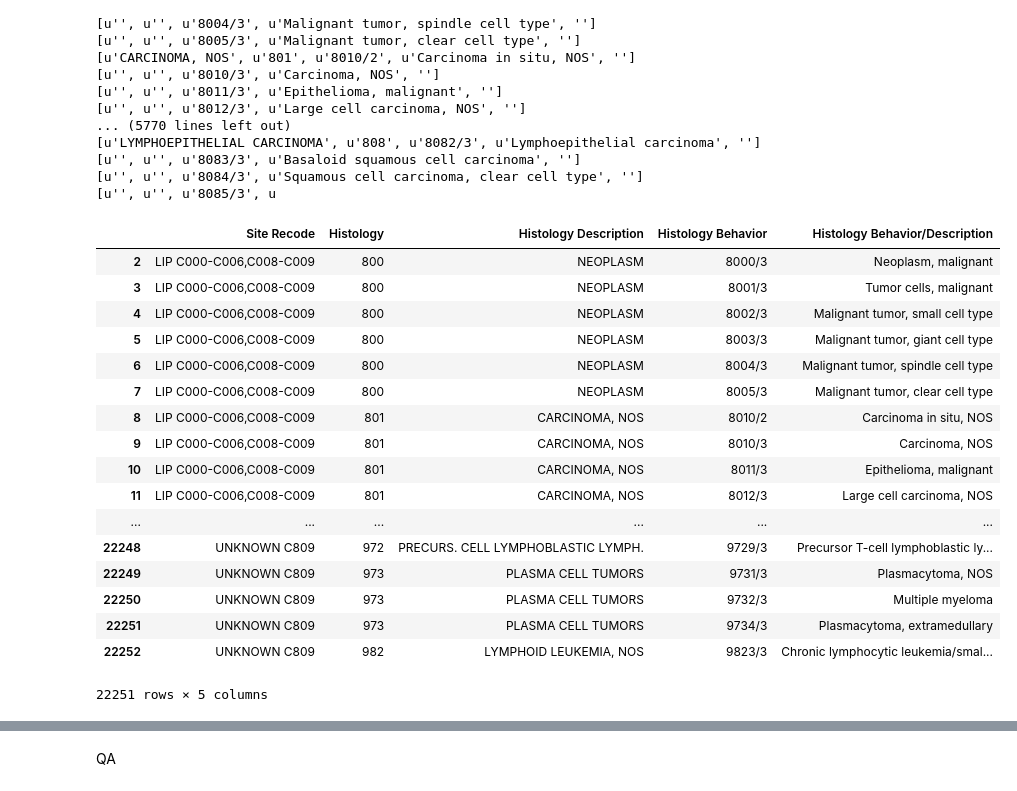
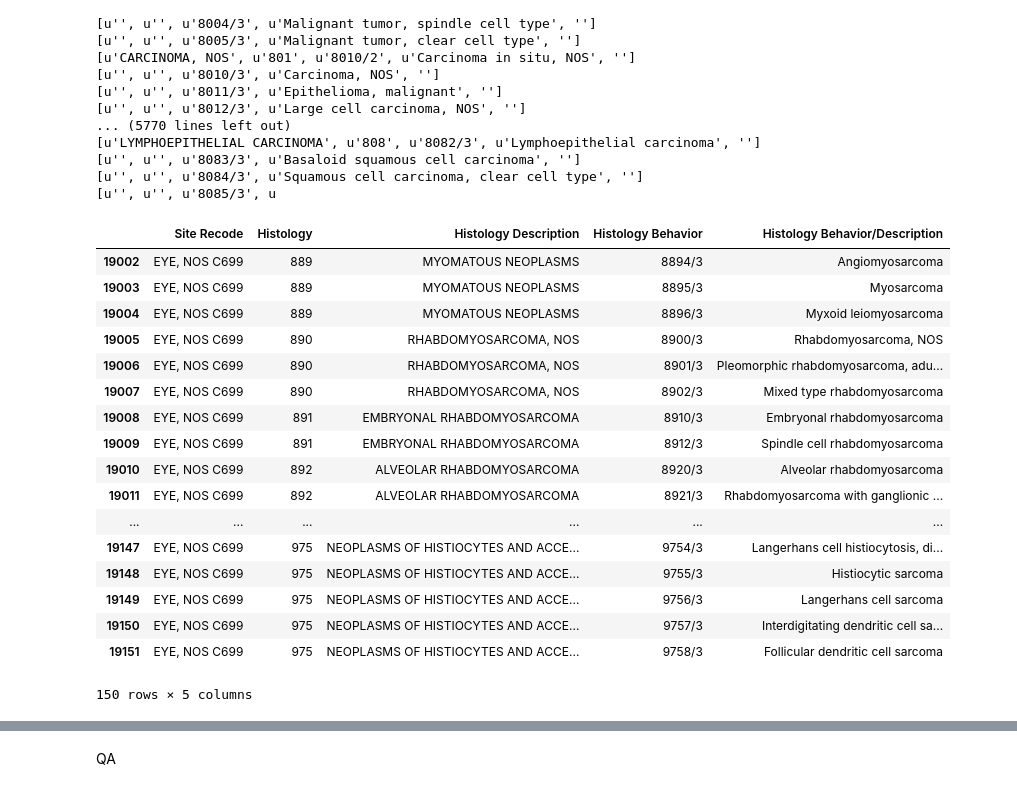
Before and after one commit to AndrewVG23/informatics_test, a Jupyter notebook: pdf_reader/src/pdf_reader_tabula.ipynb, the cells around one changed output, grey strips where cells are left out. Saved outputs shown, nothing was run; the diff lists cells and outputs as text; code cells hidden in the pictures.

```diff
--- a/pdf_reader/src/pdf_reader_tabula.ipynb
+++ b/pdf_reader/src/pdf_reader_tabula.ipynb
@@ -61,0 +62,5 @@ for line in table:
+# %%
+for i in range(len(table)):
+    print(table[i][0]+" : "+table[i][1]+" : "+table[i][3])
+    if(line[3] is 'Squamous cell carcinoma with horn formation'):
+        print(line)
@@ -73,9 +96,11 @@ hist_desc = ''
 hist_behav = ''
 
 for i in range(len(table)):
-    if table[i][1] is '':
+    if (table[i][0] is '')&(table[i][1] is '')&(table[i][2] is '')&(table[i][3] is ''):
+        continue
+    elif (table[i][0] is not '')&(table[i][1] is ''):
         site_name = str(table[i][0])
-    if (str(table[i][1]) is not '') & (str(table[i][0]) is not ''):
+    elif (str(table[i][1]) is not '') & (str(table[i][0]) is not ''):
         site_desc = str(table[i][0])
         hist_num = str(table[i][1])
         hist_behav = str(table[i][2])
@@ -124,26 +149,26 @@ columns = ['Site Recode','Histology','Histology Description','Histology Behavior
 # %%
 clean_df = df[columns][2:]
 # %%
-clean_df
+clean_df[19000:19150]
 # %% [output]
 |  | Site Recode | Histology | Histology Description | Histology Behavior | Histology Behavior/Description |
-| 2 | LIP C000-C006,C008-C009 | 800 | NEOPLASM | 8000/3 | Neoplasm, malignant |
-| 3 | LIP C000-C006,C008-C009 | 800 | NEOPLASM | 8001/3 | Tumor cells, malignant |
-| 4 | LIP C000-C006,C008-C009 | 800 | NEOPLASM | 8002/3 | Malignant tumor, small cell type |
-| 5 | LIP C000-C006,C008-C009 | 800 | NEOPLASM | 8003/3 | Malignant tumor, giant cell type |
-| 6 | LIP C000-C006,C008-C009 | 800 | NEOPLASM | 8004/3 | Malignant tumor, spindle cell type |
-| 7 | LIP C000-C006,C008-C009 | 800 | NEOPLASM | 8005/3 | Malignant tumor, clear cell type |
-| 8 | LIP C000-C006,C008-C009 | 801 | CARCINOMA, NOS | 8010/2 | Carcinoma in situ, NOS |
-| 9 | LIP C000-C006,C008-C009 | 801 | CARCINOMA, NOS | 8010/3 | Carcinoma, NOS |
-| 10 | LIP C000-C006,C008-C009 | 801 | CARCINOMA, NOS | 8011/3 | Epithelioma, malignant |
-| 11 | LIP C000-C006,C008-C009 | 801 | CARCINOMA, NOS | 8012/3 | Large cell carcinoma, NOS |
+| 19002 | EYE, NOS C699 | 889 | MYOMATOUS NEOPLASMS | 8894/3 | Angiomyosarcoma |
+| 19003 | EYE, NOS C699 | 889 | MYOMATOUS NEOPLASMS | 8895/3 | Myosarcoma |
+| 19004 | EYE, NOS C699 | 889 | MYOMATOUS NEOPLASMS | 8896/3 | Myxoid leiomyosarcoma |
+| 19005 | EYE, NOS C699 | 890 | RHABDOMYOSARCOMA, NOS | 8900/3 | Rhabdomyosarcoma, NOS |
+| 19006 | EYE, NOS C699 | 890 | RHABDOMYOSARCOMA, NOS | 8901/3 | Pleomorphic rhabdomyosarcoma, adu... |
+| 19007 | EYE, NOS C699 | 890 | RHABDOMYOSARCOMA, NOS | 8902/3 | Mixed type rhabdomyosarcoma |
+| 19008 | EYE, NOS C699 | 891 | EMBRYONAL RHABDOMYOSARCOMA | 8910/3 | Embryonal rhabdomyosarcoma |
+| 19009 | EYE, NOS C699 | 891 | EMBRYONAL RHABDOMYOSARCOMA | 8912/3 | Spindle cell rhabdomyosarcoma |
+| 19010 | EYE, NOS C699 | 892 | ALVEOLAR RHABDOMYOSARCOMA | 8920/3 | Alveolar rhabdomyosarcoma |
+| 19011 | EYE, NOS C699 | 892 | ALVEOLAR RHABDOMYOSARCOMA | 8921/3 | Rhabdomyosarcoma with ganglionic ... |
 | ... | ... | ... | ... | ... | ... |
-| 22248 | UNKNOWN C809 | 972 | PRECURS. CELL LYMPHOBLASTIC LYMPH. | 9729/3 | Precursor T-cell lymphoblastic ly... |
-| 22249 | UNKNOWN C809 | 973 | PLASMA CELL TUMORS | 9731/3 | Plasmacytoma, NOS |
-| 22250 | UNKNOWN C809 | 973 | PLASMA CELL TUMORS | 9732/3 | Multiple myeloma |
-| 22251 | UNKNOWN C809 | 973 | PLASMA CELL TUMORS | 9734/3 | Plasmacytoma, extramedullary |
-| 22252 | UNKNOWN C809 | 982 | LYMPHOID LEUKEMIA, NOS | 9823/3 | Chronic lymphocytic leukemia/smal... |
+| 19147 | EYE, NOS C699 | 975 | NEOPLASMS OF HISTIOCYTES AND ACCE... | 9754/3 | Langerhans cell histiocytosis, di... |
+| 19148 | EYE, NOS C699 | 975 | NEOPLASMS OF HISTIOCYTES AND ACCE... | 9755/3 | Histiocytic sarcoma |
+| 19149 | EYE, NOS C699 | 975 | NEOPLASMS OF HISTIOCYTES AND ACCE... | 9756/3 | Langerhans cell sarcoma |
+| 19150 | EYE, NOS C699 | 975 | NEOPLASMS OF HISTIOCYTES AND ACCE... | 9757/3 | Interdigitating dendritic cell sa... |
+| 19151 | EYE, NOS C699 | 975 | NEOPLASMS OF HISTIOCYTES AND ACCE... | 9758/3 | Follicular dendritic cell sarcoma |
-22251 rows × 5 columns
+150 rows × 5 columns
 # %%
 clean_df['Site Description'] = clean_df['Site Recode'].apply(split_recode)
 # %%
```
Also changed, not shown: parts of 7 cells of this notebook, 4 other files.
